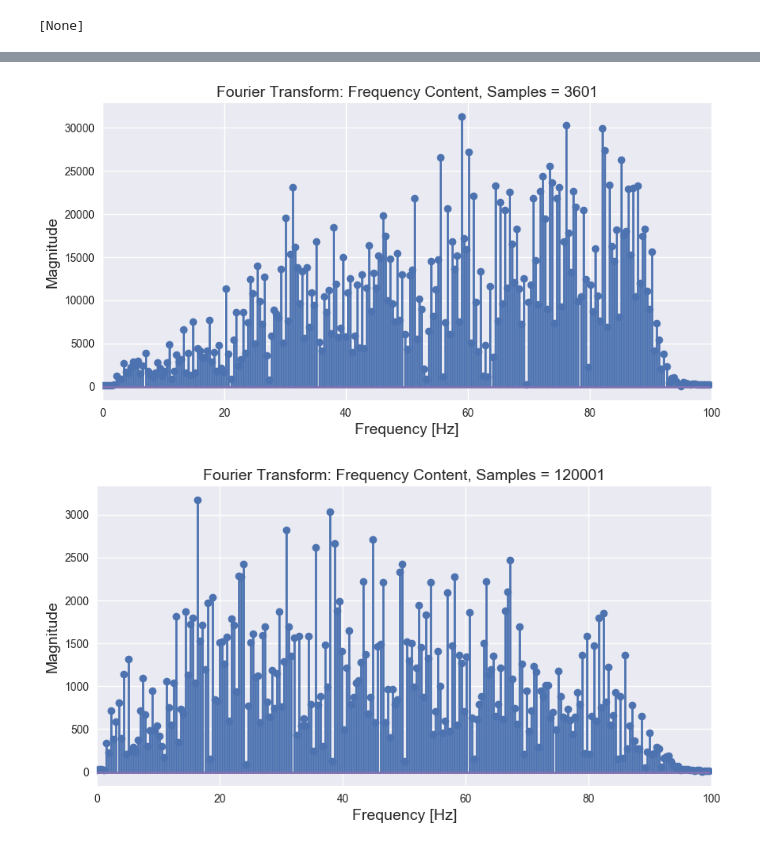
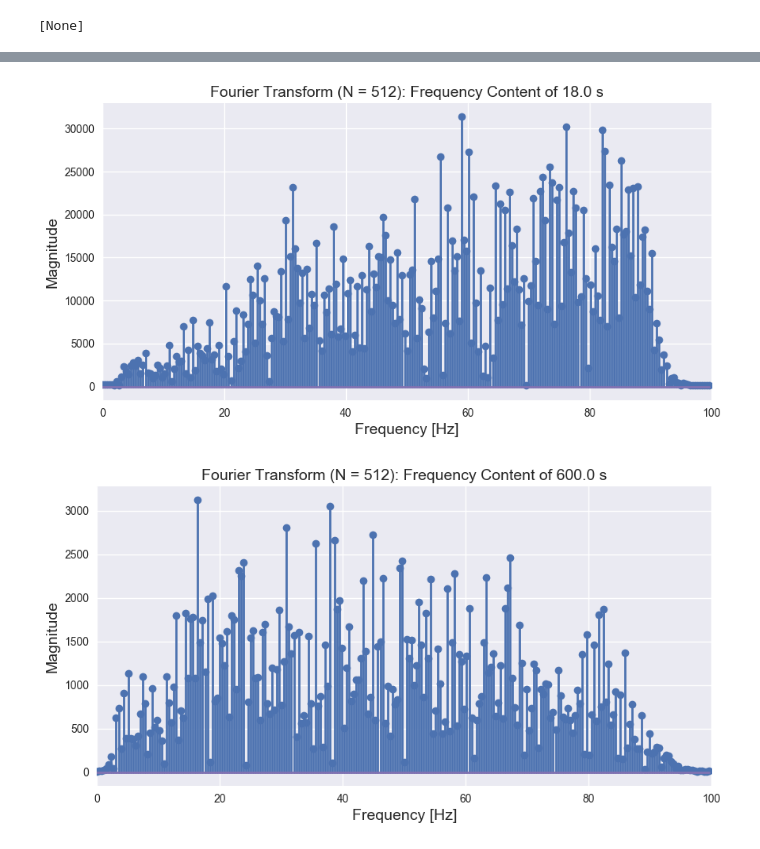
Before and after one commit to oceanhackweek/cahw2018_hydrophone, a Jupyter notebook: notebooks/johnson_aidan_mseed.ipynb, the cells around one changed output, grey strips where cells are left out. Drawn from its saved outputs; the diff is of its cells as text; code cells hidden in the pictures.

```diff
--- a/notebooks/johnson_aidan_mseed.ipynb
+++ b/notebooks/johnson_aidan_mseed.ipynb
@@ -75,8 +75,9 @@ stream.spectrogram()
 #zoom in and look at just an arbitrary number of seconds
 
 dt = UTCDateTime("2015-04-25T17:46:28")
+dur = 18
 #dt = UTCDateTime("2017-08-21T11:00:00")
-st = stream.slice(dt, dt + 18)
+st = stream.slice(dt, dt + dur)
 print(st)
 st.plot()
 
@@ -93,36 +94,36 @@ def getSamplingFreq(s):
     for i in range(0, len(string) - 1) :
         char = string[i]
         count = 1
         if (char == "|"):
             count = count + 1
         if (count == 2):
             fs = string[i + 1]
     return float(fs)
 
 def plotFFT(s):
     y = s[0].copy()
     length = len(s[0])
     N = 512
     Fs = getSamplingFreq(s)
     Y = fftshift(fft(y, N))
     f = fftshift(fftfreq(N, 1/Fs))
     Y = np.abs(np.transpose(Y))
     fig = plt.figure(figsize=(10, 5), dpi=100)
     plt.xlim(0,Fs/2)
     #plt.semilogy(f,Y)
     plt.stem(f,Y)
-    plt.title("Fourier Transform: Frequency Content, Samples = " + str(length))
+    plt.title("Fourier Transform (N = " + str(N) + "): Frequency Content of " + str((length-1)/Fs) +  " s")
     plt.xlabel("Frequency [Hz]")
     plt.ylabel("Magnitude")
     plt.show()
 
 st_filt = st.filter('highpass', freq=2.0)
 plotFFT(st_filt)
 stream_filt = stream.filter('highpass', freq=2.0)
 plotFFT(stream_filt)
 # %% [output]
-[figure, old version]
+[figure, new version]
-[figure, old version]
+[figure, new version]
 # %%
 def plot_embedding(embed, title=None, show_classes=True, show_examples=True):
     # Determine range of values of embedded points
```
Also changed, not shown: parts of 2 cells of this notebook.
